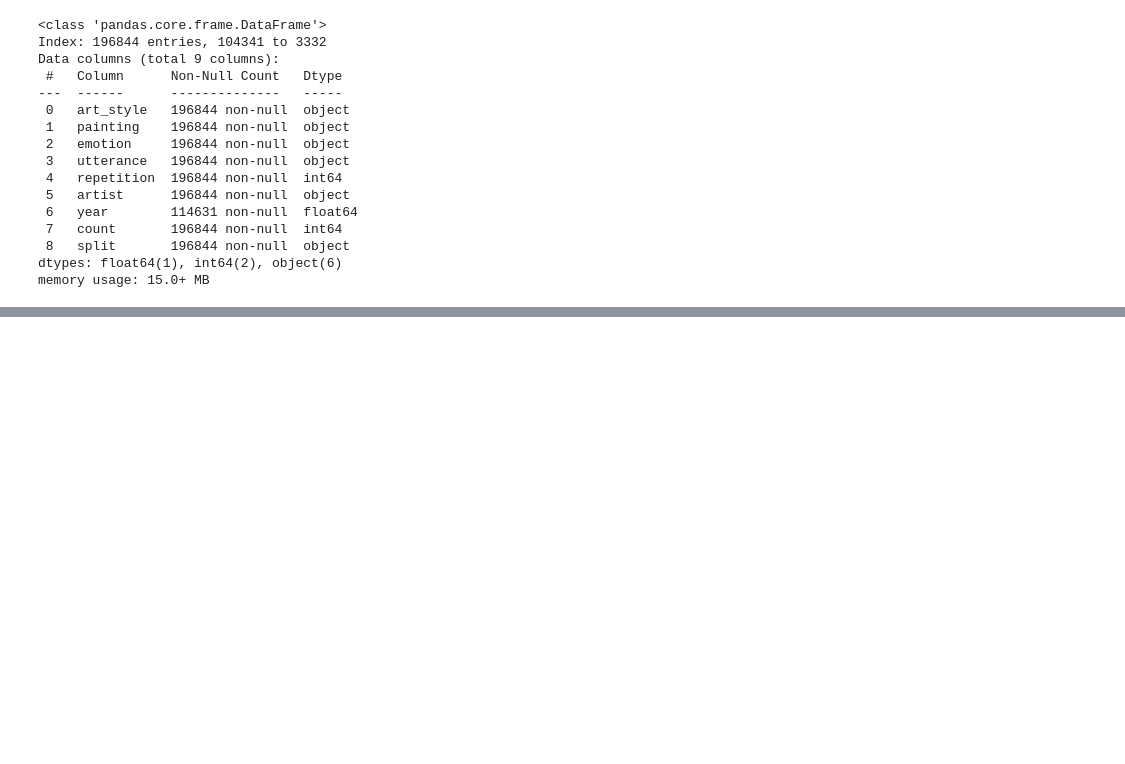
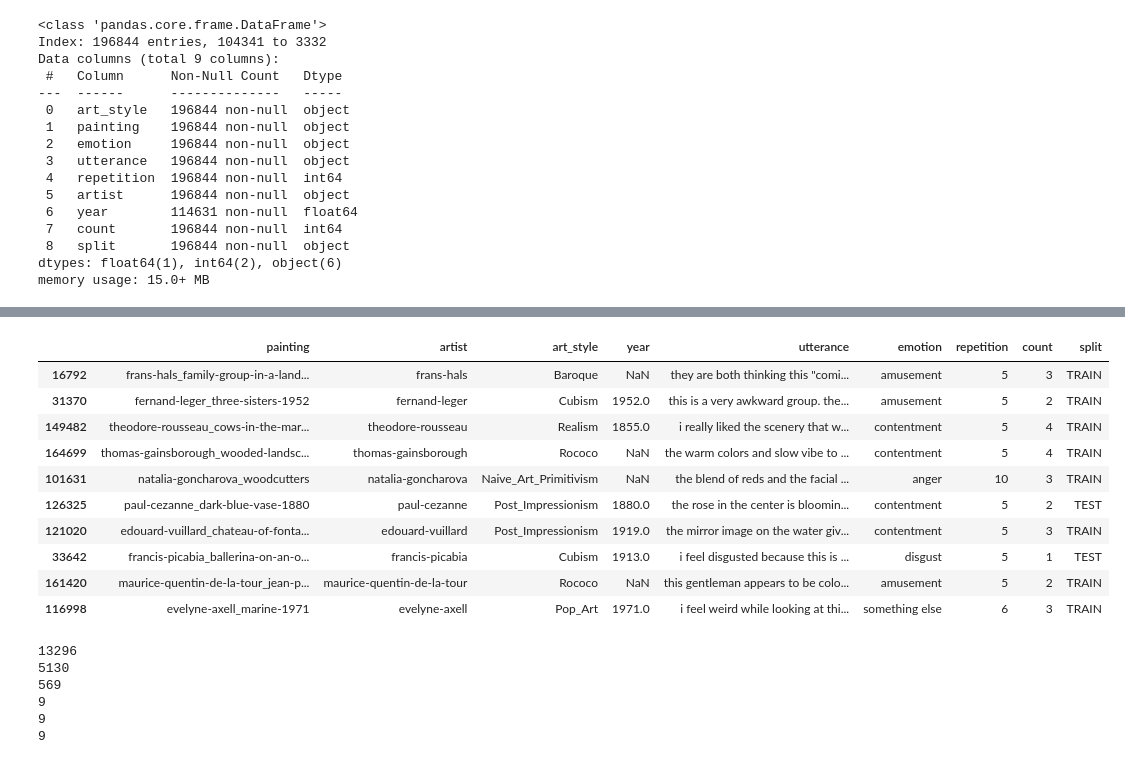
Before and after one commit to AlejandroCiuba/CS2756-Group-Project, a Jupyter notebook: Alejandro/preprocessing.ipynb, the cells around one changed output, grey strips where cells are left out. Saved outputs shown, nothing was run; the diff lists cells and outputs as text; code cells hidden in the pictures; blank space fills up the shorter version.

```diff
--- a/Alejandro/preprocessing.ipynb
+++ b/Alejandro/preprocessing.ipynb
@@ -197,0 +233,36 @@ final_df.to_csv("../data/splits.csv", index=False)
+# %%
+small_df.sample(10, random_state=SEED)
+# %% [output]
+|  | painting | artist | art_style | year | utterance | emotion | repetition | count | split |
+| 16792 | frans-hals_family-group-in-a-land... | frans-hals | Baroque | NaN | they are both thinking this "comi... | amusement | 5 | 3 | TRAIN |
+| 31370 | fernand-leger_three-sisters-1952 | fernand-leger | Cubism | 1952.0 | this is a very awkward group. the... | amusement | 5 | 2 | TRAIN |
+| 149482 | theodore-rousseau_cows-in-the-mar... | theodore-rousseau | Realism | 1855.0 | i really liked the scenery that w... | contentment | 5 | 4 | TRAIN |
+| 164699 | thomas-gainsborough_wooded-landsc... | thomas-gainsborough | Rococo | NaN | the warm colors and slow vibe to ... | contentment | 5 | 4 | TRAIN |
+| 101631 | natalia-goncharova_woodcutters | natalia-goncharova | Naive_Art_Primitivism | NaN | the blend of reds and the facial ... | anger | 10 | 3 | TRAIN |
+| 126325 | paul-cezanne_dark-blue-vase-1880 | paul-cezanne | Post_Impressionism | 1880.0 | the rose in the center is bloomin... | contentment | 5 | 2 | TEST |
+| 121020 | edouard-vuillard_chateau-of-fonta... | edouard-vuillard | Post_Impressionism | 1919.0 | the mirror image on the water giv... | contentment | 5 | 3 | TRAIN |
+| 33642 | francis-picabia_ballerina-on-an-o... | francis-picabia | Cubism | 1913.0 | i feel disgusted because this is ... | disgust | 5 | 1 | TEST |
+| 161420 | maurice-quentin-de-la-tour_jean-p... | maurice-quentin-de-la-tour | Rococo | NaN | this gentleman appears to be colo... | amusement | 5 | 2 | TRAIN |
+| 116998 | evelyne-axell_marine-1971 | evelyne-axell | Pop_Art | 1971.0 | i feel weird while looking at thi... | something else | 6 | 3 | TRAIN |
+# %%
+train_small, test_small = train_test_split(small_df, train_size=0.7, random_state=SEED, shuffle=True)
+
+# Valid vs. Test
+valid_small, test_small = train_test_split(test_small, train_size=0.1, random_state=SEED, shuffle=True)
+
+# Sanity check
+print(len(train_small))
+print(len(test_small))
+print(len(valid_small))
+
+# Both splits have all emotions
+print(len(train_small["emotion"].unique()))
+print(len(test_small["emotion"].unique()))
+print(len(valid_small["emotion"].unique()))
+# %% [output]
+13296
+5130
+569
+9
+9
+9
```
Also changed, not shown: parts of 11 cells of this notebook.
